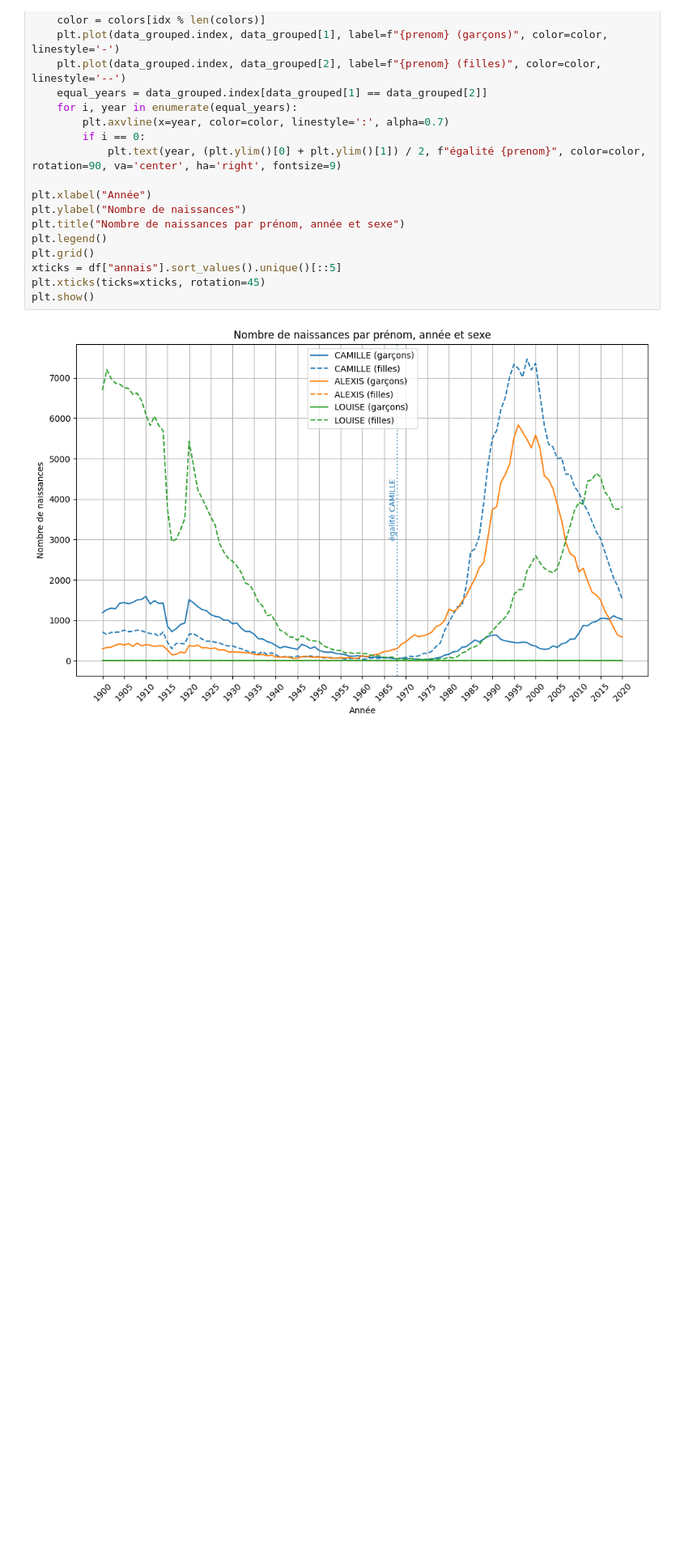
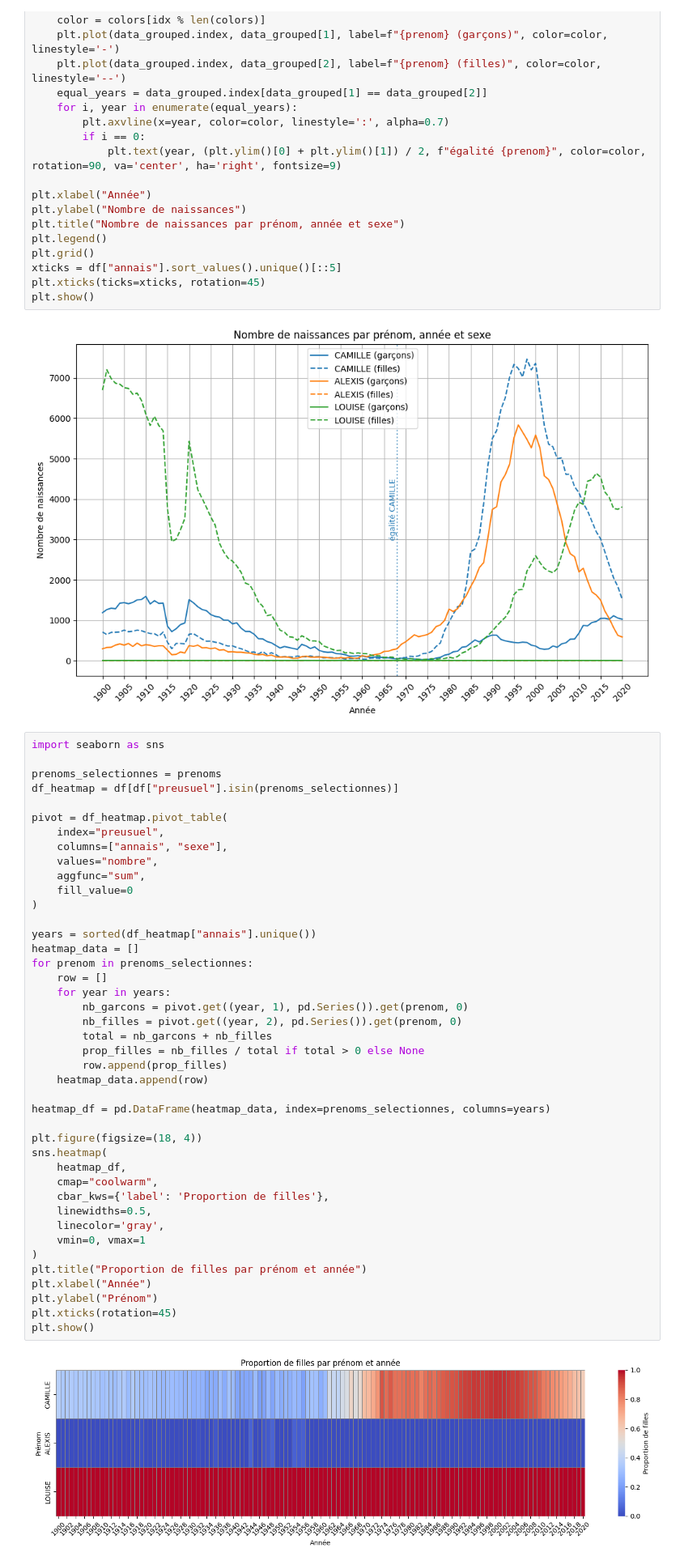
Before and after one commit to BaptCvn/Visualisation_project, a Jupyter notebook: visualisation3_genre.ipynb, the cells around one changed output. Shown at 81% size. Drawn from its saved outputs; the diff is of its cells as text; blank space fills up the shorter version.

```diff
--- a/visualisation3_genre.ipynb
+++ b/visualisation3_genre.ipynb
@@ -58,3 +58,47 @@ plt.xticks(ticks=xticks, rotation=45)
 plt.show()
 # %% [output]
 [figure]
+# %%
+import seaborn as sns
+
+prenoms_selectionnes = prenoms
+df_heatmap = df[df["preusuel"].isin(prenoms_selectionnes)]
+
+pivot = df_heatmap.pivot_table(
+    index="preusuel",
+    columns=["annais", "sexe"],
+    values="nombre",
+    aggfunc="sum",
+    fill_value=0
+)
+
+years = sorted(df_heatmap["annais"].unique())
+heatmap_data = []
+for prenom in prenoms_selectionnes:
+    row = []
+    for year in years:
+        nb_garcons = pivot.get((year, 1), pd.Series()).get(prenom, 0)
+        nb_filles = pivot.get((year, 2), pd.Series()).get(prenom, 0)
+        total = nb_garcons + nb_filles
+        prop_filles = nb_filles / total if total > 0 else None
+        row.append(prop_filles)
+    heatmap_data.append(row)
+
+heatmap_df = pd.DataFrame(heatmap_data, index=prenoms_selectionnes, columns=years)
+
+plt.figure(figsize=(18, 4))
+sns.heatmap(
+    heatmap_df,
+    cmap="coolwarm",
+    cbar_kws={'label': 'Proportion de filles'},
+    linewidths=0.5,
+    linecolor='gray',
+    vmin=0, vmax=1
+)
+plt.title("Proportion de filles par prénom et année")
+plt.xlabel("Année")
+plt.ylabel("Prénom")
+plt.xticks(rotation=45)
+plt.show()
+# %% [output]
+[figure, added]
```
